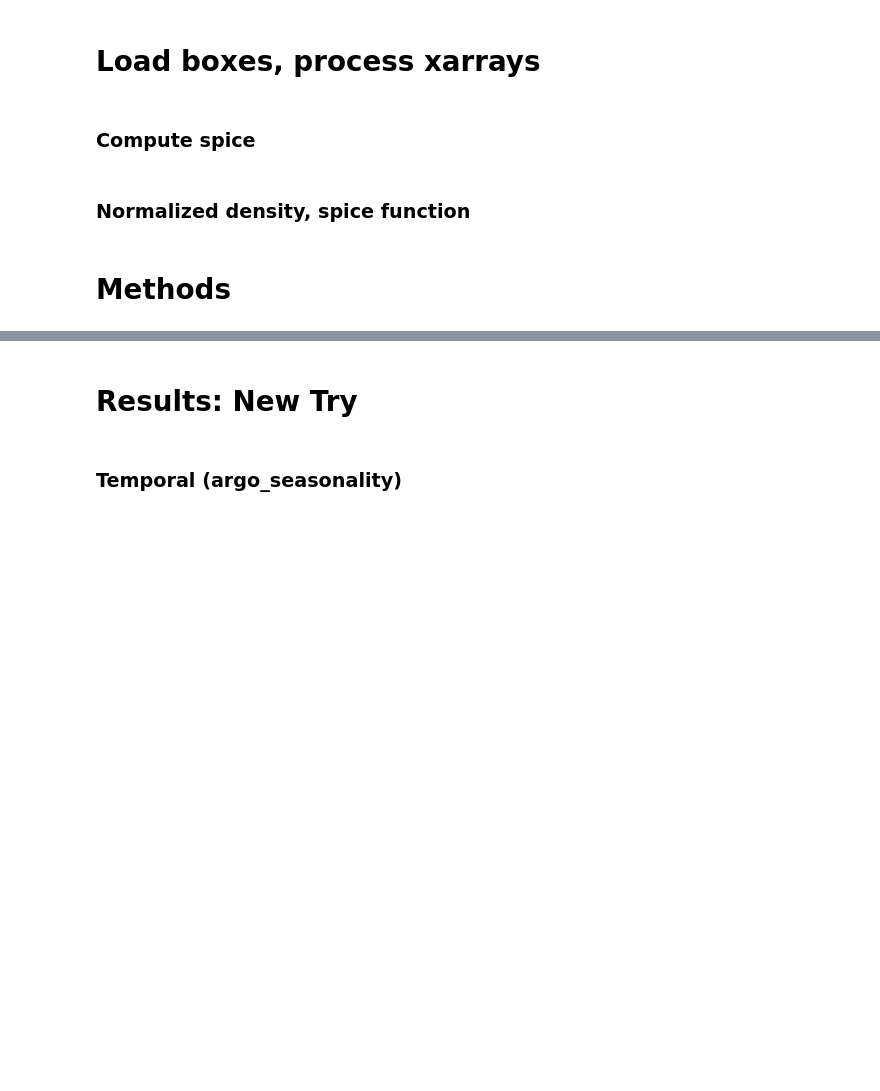
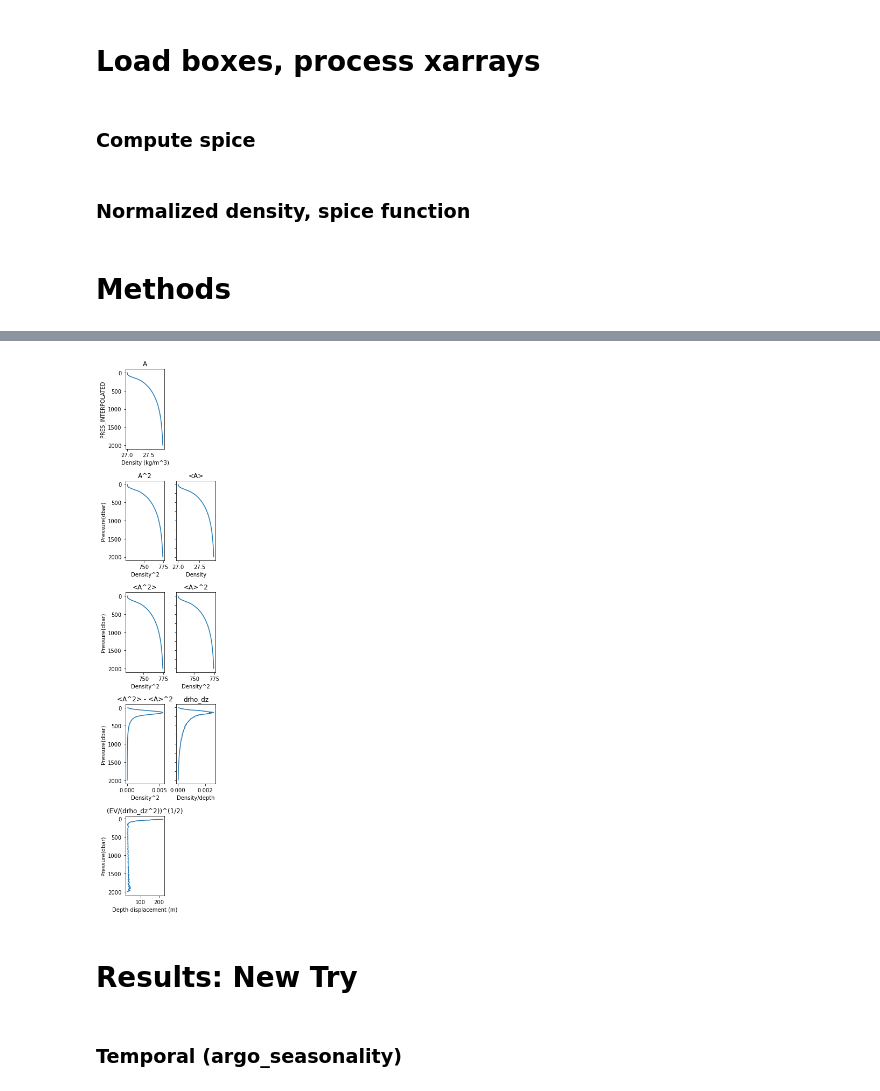
Before and after one commit to ocean-transport/argo-intern, a Jupyter notebook: CCS_poster.ipynb, the cells around one changed output, grey strips where cells are left out. Cells and saved outputs as stored; diff of their text form; code cells hidden in the pictures; blank space fills up the shorter version.

```diff
--- a/CCS_poster.ipynb
+++ b/CCS_poster.ipynb
@@ -148,10 +148,14 @@ io_SPICE_NEV = get_NEV(io, io_SIG0_EV,variable='SPICE')
 # %% [markdown]
 # Methods
 # %%
-A = so1.SIG0.isel(N_PROF=0)
-A2 = (so1.SIG0**2).isel(N_PROF=0)
-A2l = ef.get_total_variance(so, 100, variable='SIG0').isel(N_PROF=0)
+A = so.SIG0.mean('N_PROF')
 
-Al = ff.get_filt_single(so, 100, variable='SIG0').isel(N_PROF=0)
-Al2 = ef.get_mean_variance(so, 100, variable='SIG0').isel(N_PROF=0)
-AEV = ef.get_eddy_variance(so, 100, variable='SIG0').isel(N_PROF=0)
+A2 = A**2
+A2l = ef.get_total_variance(so, 100, variable='SIG0').mean('N_PROF')
+
+Al = ff.get_filt_single(so, 100, variable='SIG0').mean('N_PROF')
+Al2 = ef.get_mean_variance(so, 100, variable='SIG0').mean('N_PROF')
+
+AEV = ef.get_eddy_variance(so, 100, variable='SIG0').mean('N_PROF')
+Arho_z = get_drho_dz(so,variable='SIG0').mean('N_PROF')
+ANEV = (AEV/(Arho_z)**2)**(1/2)
@@ -206,3 +162,67 @@ plt.xscale('log')
+# %%
+plt.figure(figsize=(3,18))
+
+plt.subplot(5,2,1)
+A.plot(y='PRES_INTERPOLATED')
+plt.gca().invert_yaxis()
+plt.title('A')
+plt.xlabel('Density (kg/m^3)')
+
+plt.subplot(5,2,3)
+A2.plot(y='PRES_INTERPOLATED')
+plt.gca().invert_yaxis()
+plt.title('A^2')
+plt.ylabel('Pressure(dbar)')
+plt.xlabel('Density^2')
+
+plt.subplot(5,2,4)
+Al.plot(y='PRES_INTERPOLATED')
+plt.gca().invert_yaxis()
+plt.title('<A>')
+plt.yticks(labels=[],ticks=(numpy.arange(0,2001,250)))
+plt.ylabel('')
+plt.xlabel('Density')
+
+plt.subplot(5,2,5)
+A2l.plot(y='PRES_INTERPOLATED')
+plt.gca().invert_yaxis()
+plt.title('<A^2>')
+plt.ylabel('Pressure(dbar)')
+plt.xlabel('Density^2')
+
+plt.subplot(5,2,6)
+Al2.plot(y='PRES_INTERPOLATED')
+plt.gca().invert_yaxis()
+plt.title('<A>^2')
+plt.yticks(labels=[],ticks=(numpy.arange(0,2001,250)))
+plt.ylabel('')
+plt.xlabel('Density^2')
+
+plt.subplot(5,2,7)
+AEV.plot(y='PRES_INTERPOLATED')
+plt.gca().invert_yaxis()
+plt.title('<A^2> - <A>^2')
+plt.ylabel('Pressure(dbar)')
+plt.xlabel('Density^2')
+
+plt.subplot(5,2,8)
+Arho_z.plot(y='PRES_INTERPOLATED')
+plt.gca().invert_yaxis()
+plt.title('drho_dz')
+plt.yticks(labels=[],ticks=(numpy.arange(0,2001,250)))
+plt.ylabel('')
+plt.xlabel('Density/depth')
+
+plt.subplot(5,2,9)
+ANEV.plot(y='PRES_INTERPOLATED')
+plt.gca().invert_yaxis()
+plt.title('(EV/(drho_dz^2))^(1/2)')
+plt.ylabel('Pressure(dbar)')
+plt.xlabel('Depth displacement (m)')
+
+plt.subplots_adjust(hspace=0.4, wspace=0.3)
+# %% [output]
+[figure, added]
 # %% [markdown]
 # Results: New Try
 # %% [markdown]
```
Also changed, not shown: parts of 15 cells of this notebook.
